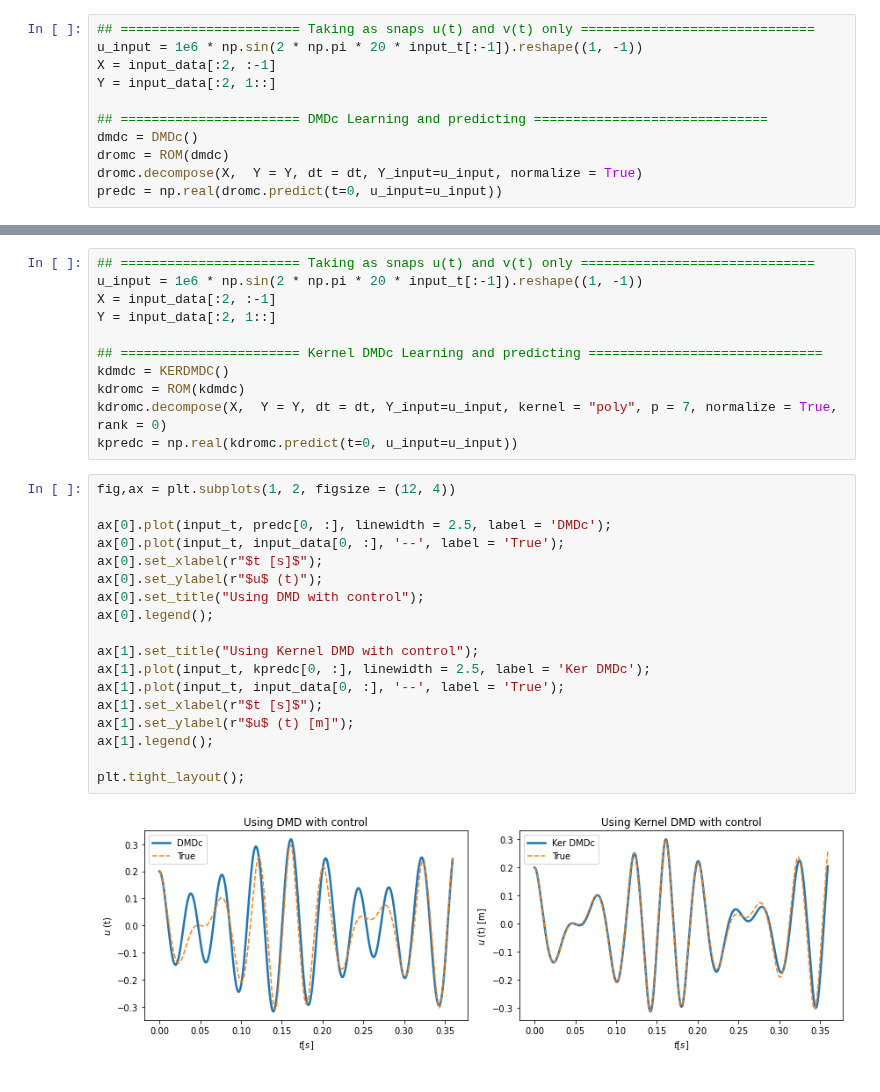
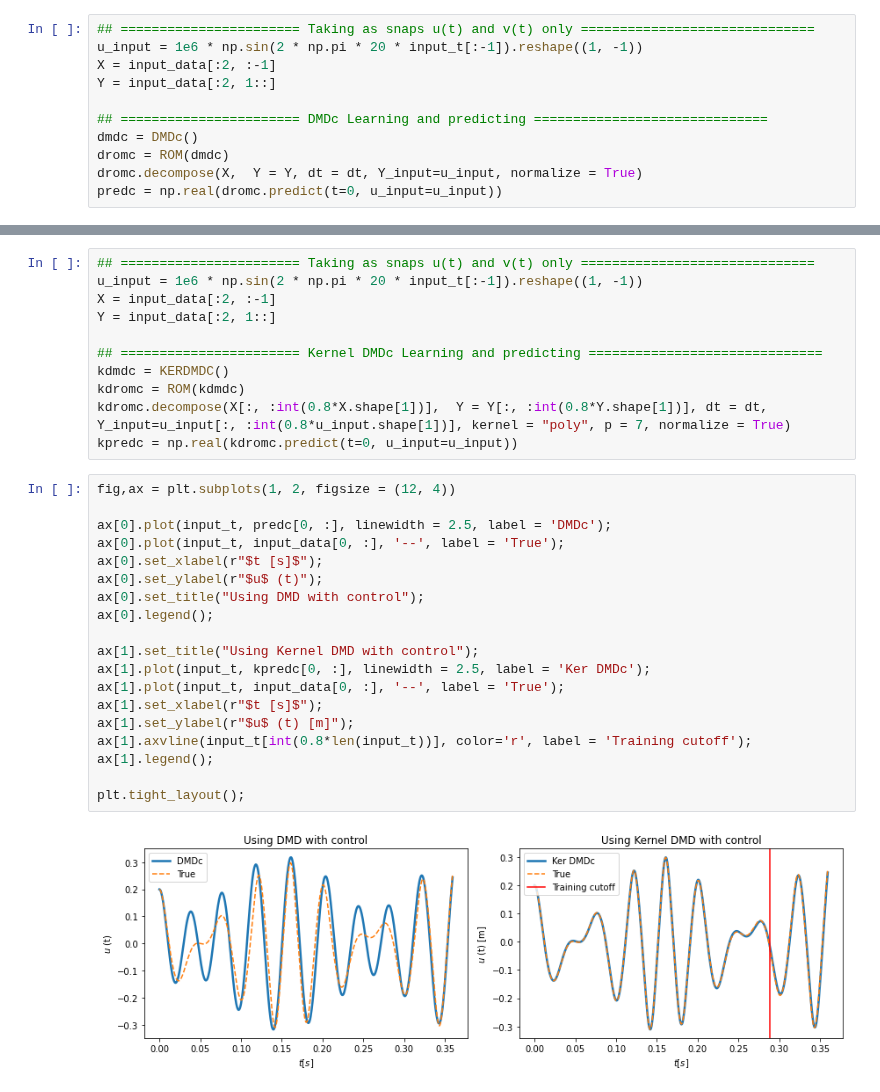
Before and after one commit to azzeddinetiba/ROM_AM, a Jupyter notebook: examples/Kernel DMD with Control.ipynb, the cells around one changed output, grey strips where cells are left out. Drawn from its saved outputs; the diff is of its cells as text.

```diff
--- a/examples/Kernel DMD with Control.ipynb
+++ b/examples/Kernel DMD with Control.ipynb
@@ -189,25 +181,26 @@ Y = input_data[:2, 1::]
 ## ======================= Kernel DMDc Learning and predicting ==============================
 kdmdc = KERDMDC()
 kdromc = ROM(kdmdc)
-kdromc.decompose(X,  Y = Y, dt = dt, Y_input=u_input, kernel = "poly", p = 7, normalize = True, rank = 0)
+kdromc.decompose(X[:, :int(0.8*X.shape[1])],  Y = Y[:, :int(0.8*Y.shape[1])], dt = dt, Y_input=u_input[:, :int(0.8*u_input.shape[1])], kernel = "poly", p = 7, normalize = True)
 kpredc = np.real(kdromc.predict(t=0, u_input=u_input))
 # %%
 fig,ax = plt.subplots(1, 2, figsize = (12, 4))
 
 ax[0].plot(input_t, predc[0, :], linewidth = 2.5, label = 'DMDc');
 ax[0].plot(input_t, input_data[0, :], '--', label = 'True');
 ax[0].set_xlabel(r"$t [s]$");
 ax[0].set_ylabel(r"$u$ (t)");
 ax[0].set_title("Using DMD with control");
 ax[0].legend();
 
 ax[1].set_title("Using Kernel DMD with control");
 ax[1].plot(input_t, kpredc[0, :], linewidth = 2.5, label = 'Ker DMDc');
 ax[1].plot(input_t, input_data[0, :], '--', label = 'True');
 ax[1].set_xlabel(r"$t [s]$");
 ax[1].set_ylabel(r"$u$ (t) [m]");
+ax[1].axvline(input_t[int(0.8*len(input_t))], color='r', label = 'Training cutoff');
 ax[1].legend();
 
 plt.tight_layout();
 # %% [output]
-[figure, old version]
+[figure, new version]
```
Also changed, not shown: parts of 4 cells of this notebook, 4 other files.
